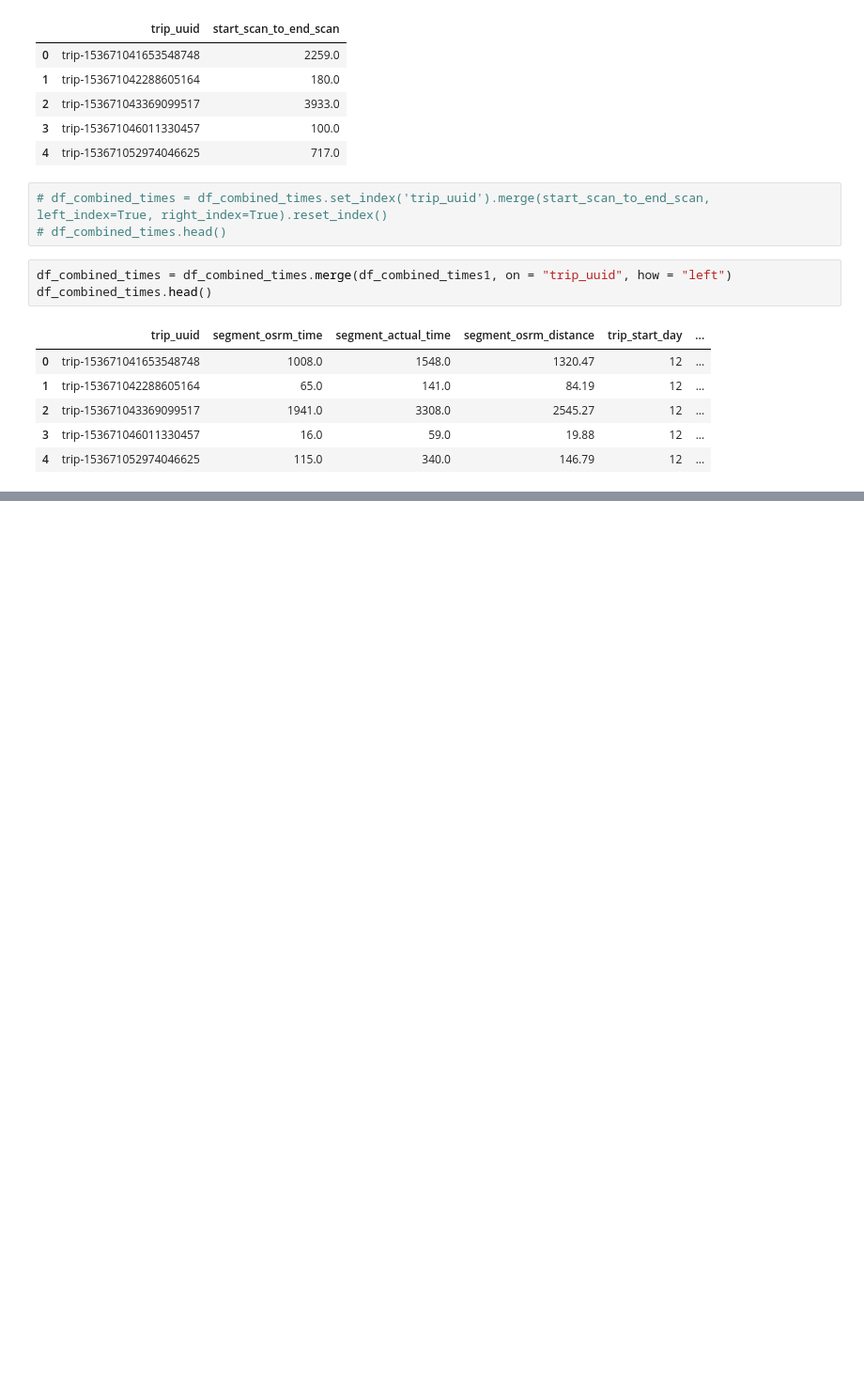
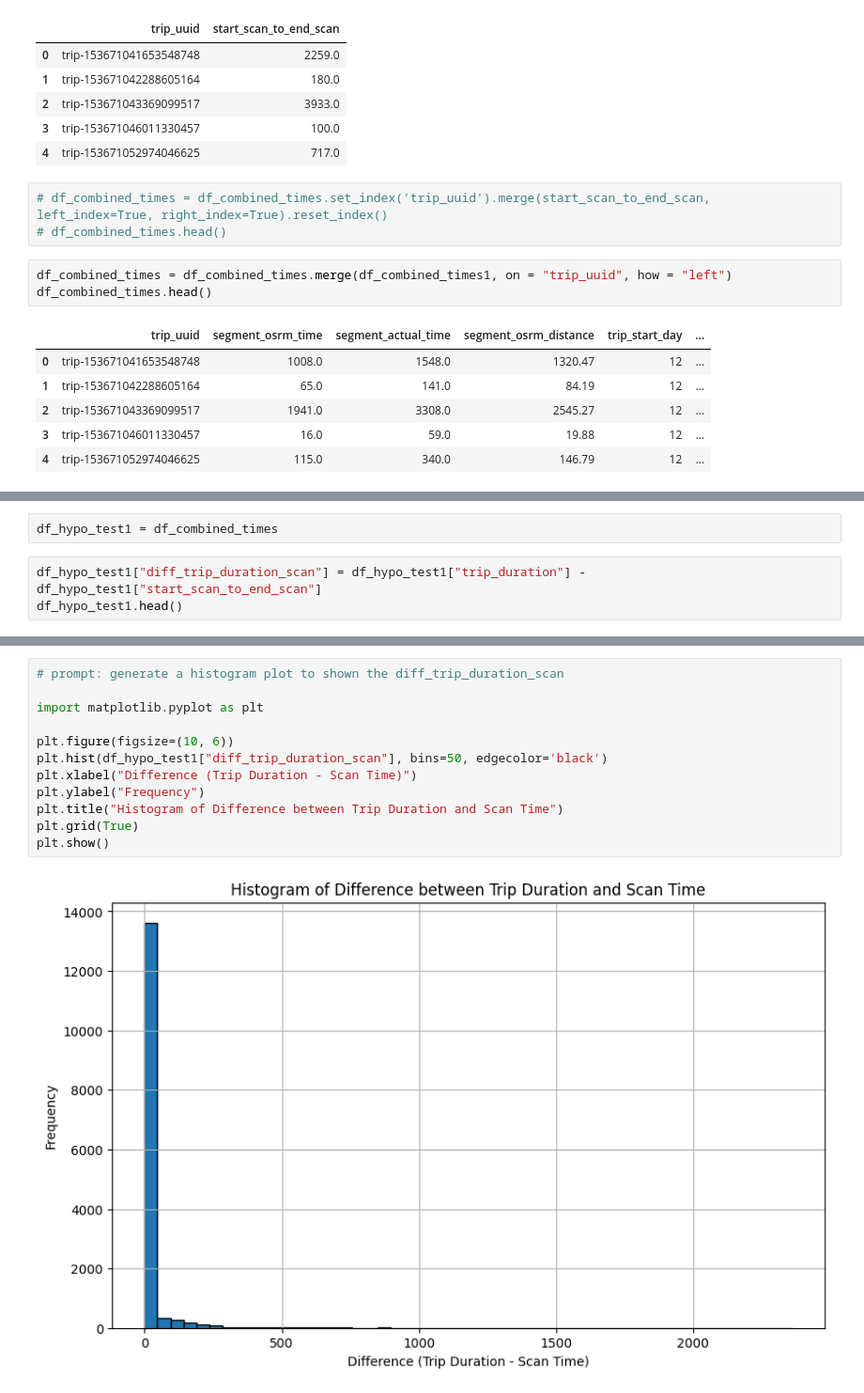
Before and after one commit to akshayabhale1406/SCLR_Delhivery_FE, a Jupyter notebook: Delhivery_FE.ipynb, the cells around one changed output, grey strips where cells are left out. Shown at 94% size. Saved outputs shown, nothing was run; the diff lists cells and outputs as text; blank space fills up the shorter version.

```diff
--- a/Delhivery_FE.ipynb
+++ b/Delhivery_FE.ipynb
@@ -374,0 +379,5 @@ df_combined_times.head()
+# %%
+df_hypo_test1 = df_combined_times
+# %%
+df_hypo_test1["diff_trip_duration_scan"] = df_hypo_test1["trip_duration"] - df_hypo_test1["start_scan_to_end_scan"]
+df_hypo_test1.head()
@@ -374,0 +403,14 @@ df_combined_times.head()
+# %%
+# prompt: generate a histogram plot to shown the diff_trip_duration_scan
+
+import matplotlib.pyplot as plt
+
+plt.figure(figsize=(10, 6))
+plt.hist(df_hypo_test1["diff_trip_duration_scan"], bins=50, edgecolor='black')
+plt.xlabel("Difference (Trip Duration - Scan Time)")
+plt.ylabel("Frequency")
+plt.title("Histogram of Difference between Trip Duration and Scan Time")
+plt.grid(True)
+plt.show()
+# %% [output]
+[figure, added]
```
Also changed, not shown: parts of 9 cells of this notebook.
